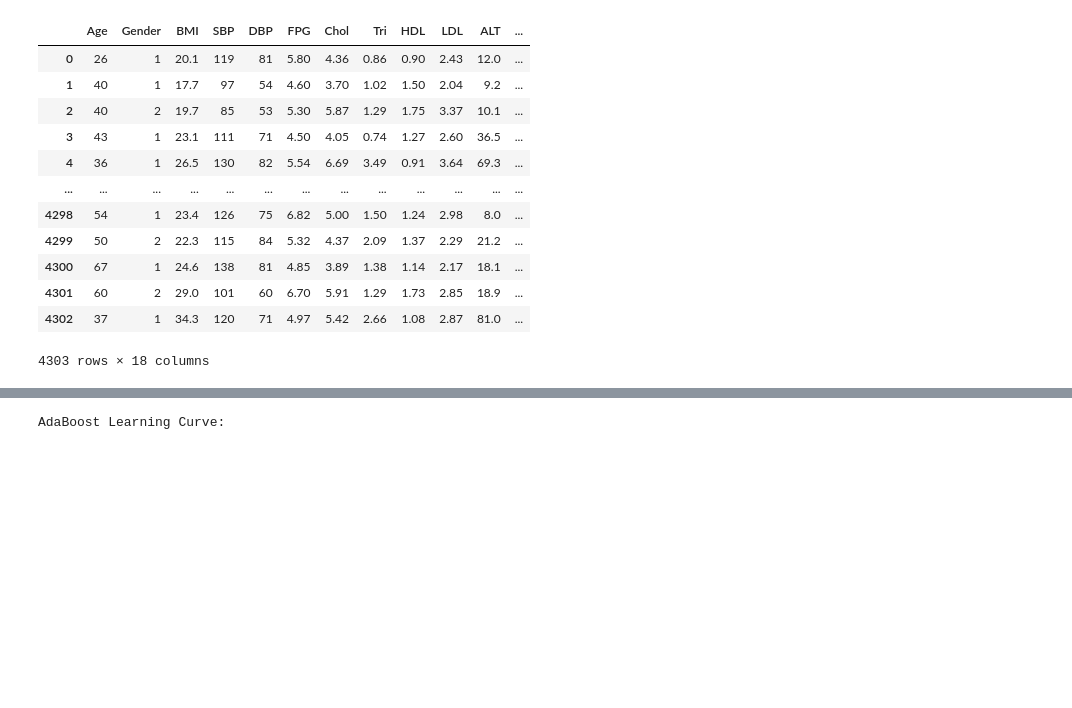
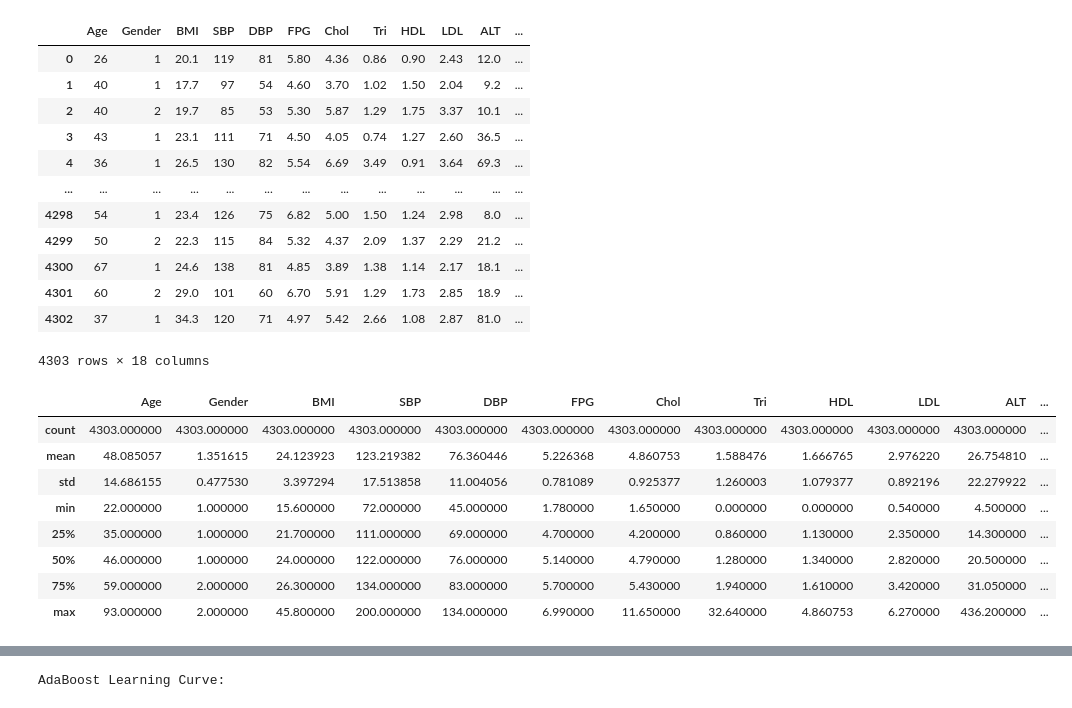
Before and after one commit to RickSanchezzz666/AD, a Jupyter notebook: Lab5/DM_practice_5.ipynb, the cells around one changed output, grey strips where cells are left out. Saved outputs shown, nothing was run; the diff lists cells and outputs as text; code cells hidden in the pictures; blank space fills up the shorter version.

```diff
--- a/Lab5/DM_practice_5.ipynb
+++ b/Lab5/DM_practice_5.ipynb
@@ -180,3 +180,15 @@ new_diabetes_df
 | 4301 | 60 | 2 | 29.0 | 101 | 60 | 6.70 | 5.91 | 1.29 | 1.73 | 2.85 | 18.9 | ... |
 | 4302 | 37 | 1 | 34.3 | 120 | 71 | 4.97 | 5.42 | 2.66 | 1.08 | 2.87 | 81.0 | ... |
 4303 rows × 18 columns
+# %%
+new_diabetes_df.describe()
+# %% [output]
+|  | Age | Gender | BMI | SBP | DBP | FPG | Chol | Tri | HDL | LDL | ALT | ... |
+| count | 4303.000000 | 4303.000000 | 4303.000000 | 4303.000000 | 4303.000000 | 4303.000000 | 4303.000000 | 4303.000000 | 4303.000000 | 4303.000000 | 4303.000000 | ... |
+| mean | 48.085057 | 1.351615 | 24.123923 | 123.219382 | 76.360446 | 5.226368 | 4.860753 | 1.588476 | 1.666765 | 2.976220 | 26.754810 | ... |
+| std | 14.686155 | 0.477530 | 3.397294 | 17.513858 | 11.004056 | 0.781089 | 0.925377 | 1.260003 | 1.079377 | 0.892196 | 22.279922 | ... |
+| min | 22.000000 | 1.000000 | 15.600000 | 72.000000 | 45.000000 | 1.780000 | 1.650000 | 0.000000 | 0.000000 | 0.540000 | 4.500000 | ... |
+| 25% | 35.000000 | 1.000000 | 21.700000 | 111.000000 | 69.000000 | 4.700000 | 4.200000 | 0.860000 | 1.130000 | 2.350000 | 14.300000 | ... |
+| 50% | 46.000000 | 1.000000 | 24.000000 | 122.000000 | 76.000000 | 5.140000 | 4.790000 | 1.280000 | 1.340000 | 2.820000 | 20.500000 | ... |
+| 75% | 59.000000 | 2.000000 | 26.300000 | 134.000000 | 83.000000 | 5.700000 | 5.430000 | 1.940000 | 1.610000 | 3.420000 | 31.050000 | ... |
+| max | 93.000000 | 2.000000 | 45.800000 | 200.000000 | 134.000000 | 6.990000 | 11.650000 | 32.640000 | 4.860753 | 6.270000 | 436.200000 | ... |
```
Also changed, not shown: parts of 5 cells of this notebook.
